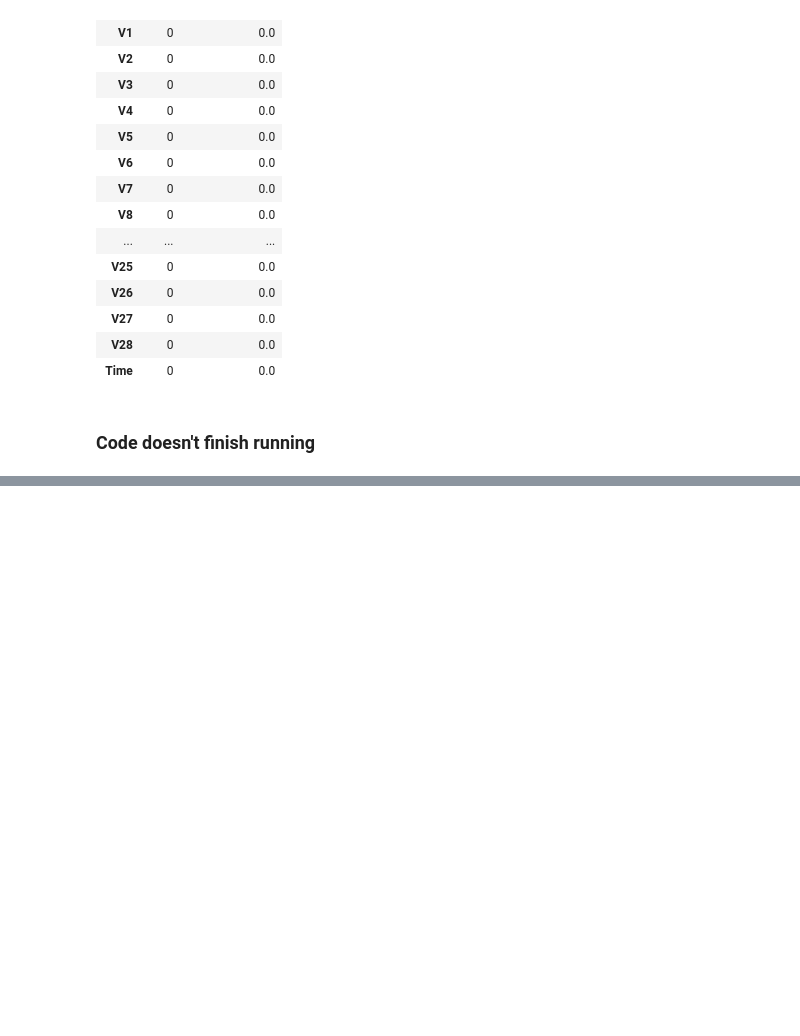
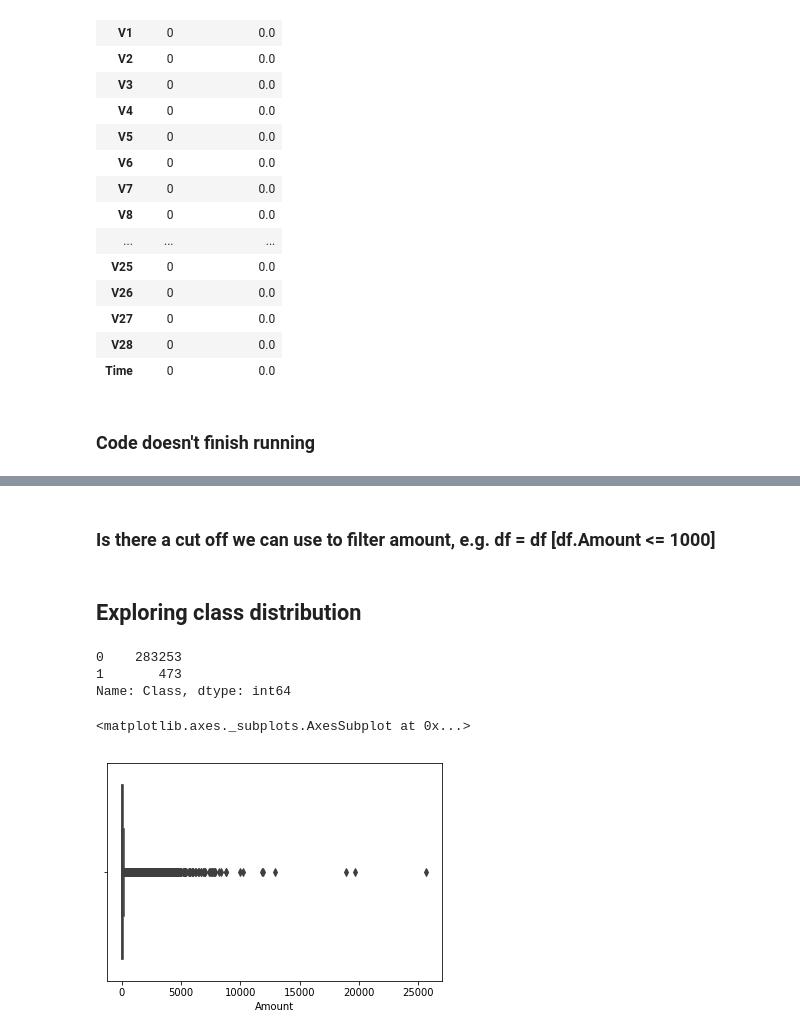
Before and after one commit to llyjam001/CreditCardFraud, a Jupyter notebook: creditcardfraud/notebooks/james_lloyd_eda.ipynb, the cells around one changed output, grey strips where cells are left out. Cells and saved outputs as stored; diff of their text form; code cells hidden in the pictures; blank space fills up the shorter version.

```diff
--- a/creditcardfraud/notebooks/james_lloyd_eda.ipynb
+++ b/creditcardfraud/notebooks/james_lloyd_eda.ipynb
@@ -88,0 +164,15 @@ KeyboardInterrupt:
+# %% [markdown]
+### Is there a cut off we can use to filter amount, e.g. df = df [df.Amount <= 1000]
+# %% [markdown]
+## Exploring class distribution
+# %%
+df.Class.value_counts ()
+# %% [output]
+0    283253
+1       473
+Name: Class, dtype: int64
+# %%
+sns.boxplot (df [df.Class == 0].Amount)
+# %% [output]
+<matplotlib.axes._subplots.AxesSubplot at 0x...>
+[figure, added]
```
Also changed, not shown: parts of 20 cells of this notebook.
